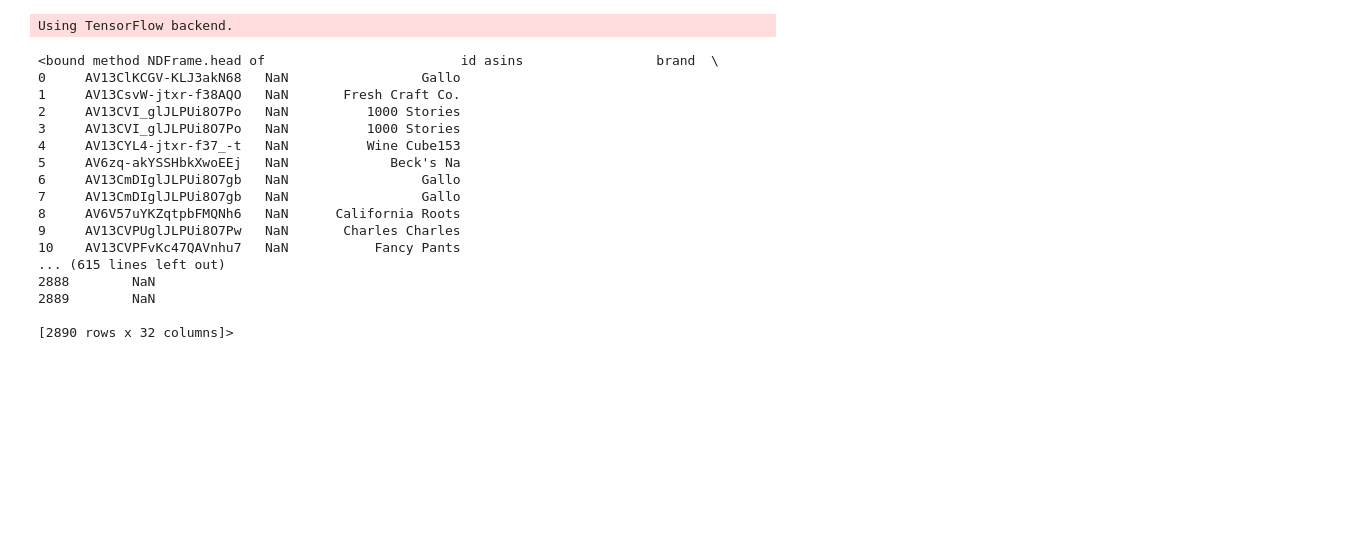
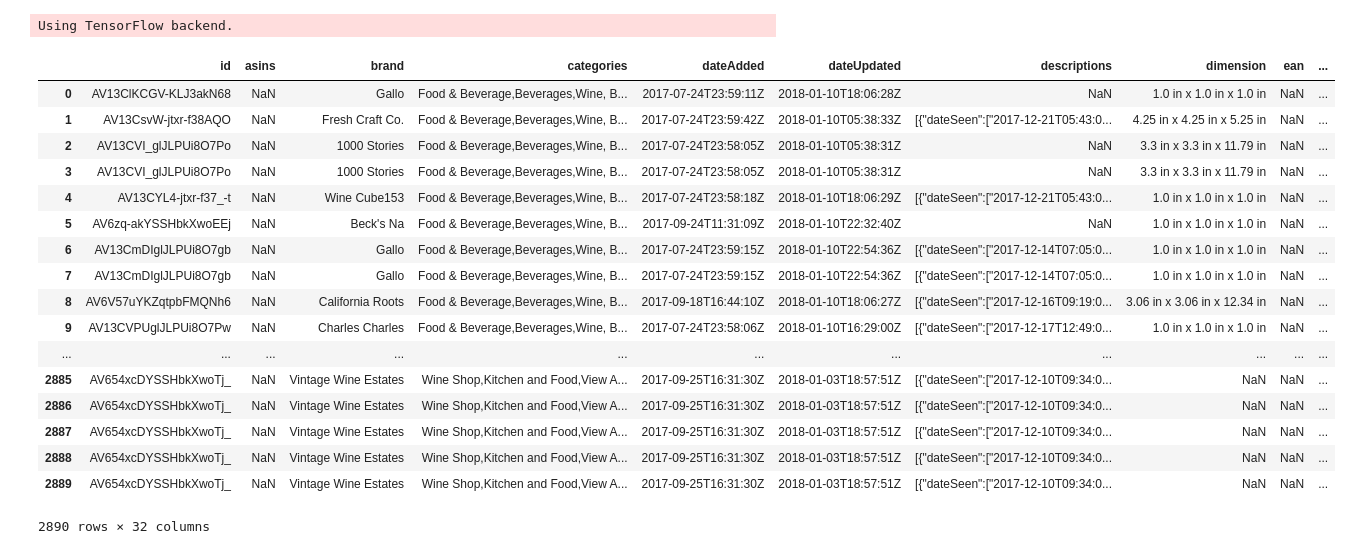
Before and after one commit to vijayPagi/RecommendationEngine, a Jupyter notebook: recommendation.ipynb, the cells around one changed output. Saved outputs shown, nothing was run; the diff lists cells and outputs as text; code cells hidden in the pictures; blank space fills up the shorter version.

```diff
--- a/recommendation.ipynb
+++ b/recommendation.ipynb
@@ -15,20 +13,0 @@ users = pd.read_csv('wine reviews.csv')
-# %%
-print(users.head)
-# %% [output]
-<bound method NDFrame.head of                         id asins                 brand  \
-0     AV13ClKCGV-KLJ3akN68   NaN                 Gallo
-1     AV13CsvW-jtxr-f38AQO   NaN       Fresh Craft Co.
-2     AV13CVI_glJLPUi8O7Po   NaN          1000 Stories
-3     AV13CVI_glJLPUi8O7Po   NaN          1000 Stories
-4     AV13CYL4-jtxr-f37_-t   NaN          Wine Cube153
-5     AV6zq-akYSSHbkXwoEEj   NaN             Beck's Na
-6     AV13CmDIglJLPUi8O7gb   NaN                 Gallo
-7     AV13CmDIglJLPUi8O7gb   NaN                 Gallo
-8     AV6V57uYKZqtpbFMQNh6   NaN      California Roots
-9     AV13CVPUglJLPUi8O7Pw   NaN       Charles Charles
-10    AV13CVPFvKc47QAVnhu7   NaN           Fancy Pants
-... (615 lines left out)
-2888        NaN
-2889        NaN
-
-[2890 rows x 32 columns]>
@@ -36,0 +14,21 @@ users['log_reviews.rating'] = np.log(users['reviews.rating'].values + 1)
+# %%
+users
+# %% [output]
+|  | id | asins | brand | categories | dateAdded | dateUpdated | descriptions | dimension | ean | ... |
+| 0 | AV13ClKCGV-KLJ3akN68 | NaN | Gallo | Food & Beverage,Beverages,Wine, B... | 2017-07-24T23:59:11Z | 2018-01-10T18:06:28Z | NaN | 1.0 in x 1.0 in x 1.0 in | NaN | ... |
+| 1 | AV13CsvW-jtxr-f38AQO | NaN | Fresh Craft Co. | Food & Beverage,Beverages,Wine, B... | 2017-07-24T23:59:42Z | 2018-01-10T05:38:33Z | [{"dateSeen":["2017-12-21T05:43:0... | 4.25 in x 4.25 in x 5.25 in | NaN | ... |
+| 2 | AV13CVI_glJLPUi8O7Po | NaN | 1000 Stories | Food & Beverage,Beverages,Wine, B... | 2017-07-24T23:58:05Z | 2018-01-10T05:38:31Z | NaN | 3.3 in x 3.3 in x 11.79 in | NaN | ... |
+| 3 | AV13CVI_glJLPUi8O7Po | NaN | 1000 Stories | Food & Beverage,Beverages,Wine, B... | 2017-07-24T23:58:05Z | 2018-01-10T05:38:31Z | NaN | 3.3 in x 3.3 in x 11.79 in | NaN | ... |
+| 4 | AV13CYL4-jtxr-f37_-t | NaN | Wine Cube153 | Food & Beverage,Beverages,Wine, B... | 2017-07-24T23:58:18Z | 2018-01-10T18:06:29Z | [{"dateSeen":["2017-12-21T05:43:0... | 1.0 in x 1.0 in x 1.0 in | NaN | ... |
+| 5 | AV6zq-akYSSHbkXwoEEj | NaN | Beck's Na | Food & Beverage,Beverages,Wine, B... | 2017-09-24T11:31:09Z | 2018-01-10T22:32:40Z | NaN | 1.0 in x 1.0 in x 1.0 in | NaN | ... |
+| 6 | AV13CmDIglJLPUi8O7gb | NaN | Gallo | Food & Beverage,Beverages,Wine, B... | 2017-07-24T23:59:15Z | 2018-01-10T22:54:36Z | [{"dateSeen":["2017-12-14T07:05:0... | 1.0 in x 1.0 in x 1.0 in | NaN | ... |
+| 7 | AV13CmDIglJLPUi8O7gb | NaN | Gallo | Food & Beverage,Beverages,Wine, B... | 2017-07-24T23:59:15Z | 2018-01-10T22:54:36Z | [{"dateSeen":["2017-12-14T07:05:0... | 1.0 in x 1.0 in x 1.0 in | NaN | ... |
+| 8 | AV6V57uYKZqtpbFMQNh6 | NaN | California Roots | Food & Beverage,Beverages,Wine, B... | 2017-09-18T16:44:10Z | 2018-01-10T18:06:27Z | [{"dateSeen":["2017-12-16T09:19:0... | 3.06 in x 3.06 in x 12.34 in | NaN | ... |
+| 9 | AV13CVPUglJLPUi8O7Pw | NaN | Charles Charles | Food & Beverage,Beverages,Wine, B... | 2017-07-24T23:58:06Z | 2018-01-10T16:29:00Z | [{"dateSeen":["2017-12-17T12:49:0... | 1.0 in x 1.0 in x 1.0 in | NaN | ... |
+| ... | ... | ... | ... | ... | ... | ... | ... | ... | ... | ... |
+| 2885 | AV654xcDYSSHbkXwoTj_ | NaN | Vintage Wine Estates | Wine Shop,Kitchen and Food,View A... | 2017-09-25T16:31:30Z | 2018-01-03T18:57:51Z | [{"dateSeen":["2017-12-10T09:34:0... | NaN | NaN | ... |
+| 2886 | AV654xcDYSSHbkXwoTj_ | NaN | Vintage Wine Estates | Wine Shop,Kitchen and Food,View A... | 2017-09-25T16:31:30Z | 2018-01-03T18:57:51Z | [{"dateSeen":["2017-12-10T09:34:0... | NaN | NaN | ... |
+| 2887 | AV654xcDYSSHbkXwoTj_ | NaN | Vintage Wine Estates | Wine Shop,Kitchen and Food,View A... | 2017-09-25T16:31:30Z | 2018-01-03T18:57:51Z | [{"dateSeen":["2017-12-10T09:34:0... | NaN | NaN | ... |
+| 2888 | AV654xcDYSSHbkXwoTj_ | NaN | Vintage Wine Estates | Wine Shop,Kitchen and Food,View A... | 2017-09-25T16:31:30Z | 2018-01-03T18:57:51Z | [{"dateSeen":["2017-12-10T09:34:0... | NaN | NaN | ... |
+| 2889 | AV654xcDYSSHbkXwoTj_ | NaN | Vintage Wine Estates | Wine Shop,Kitchen and Food,View A... | 2017-09-25T16:31:30Z | 2018-01-03T18:57:51Z | [{"dateSeen":["2017-12-10T09:34:0... | NaN | NaN | ... |
+2890 rows × 32 columns
```
Also changed, not shown: parts of 9 cells of this notebook.
